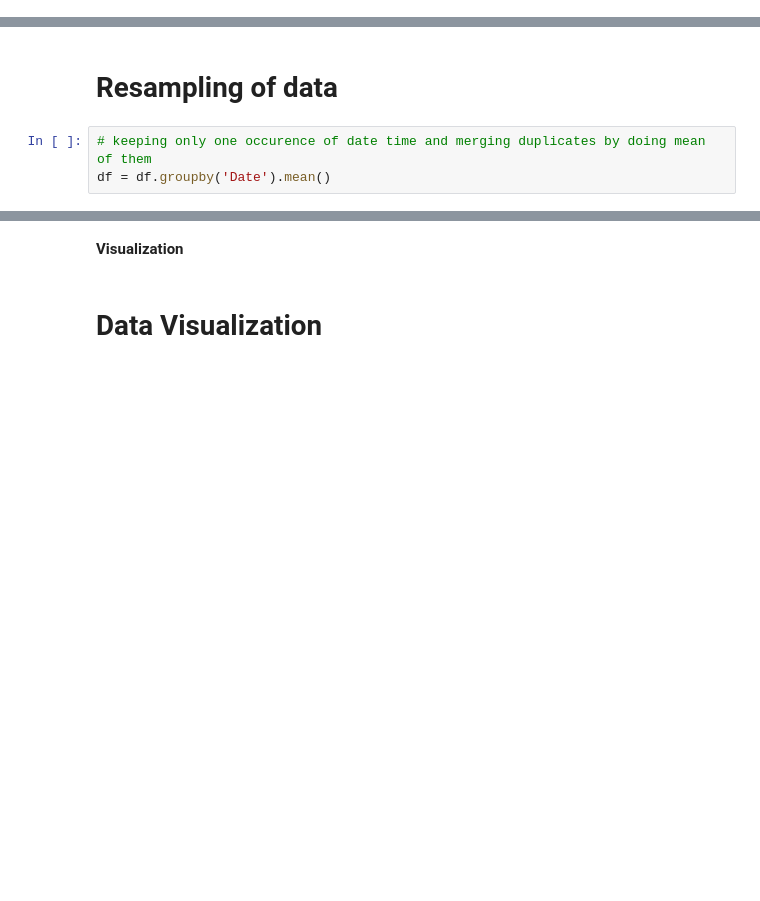
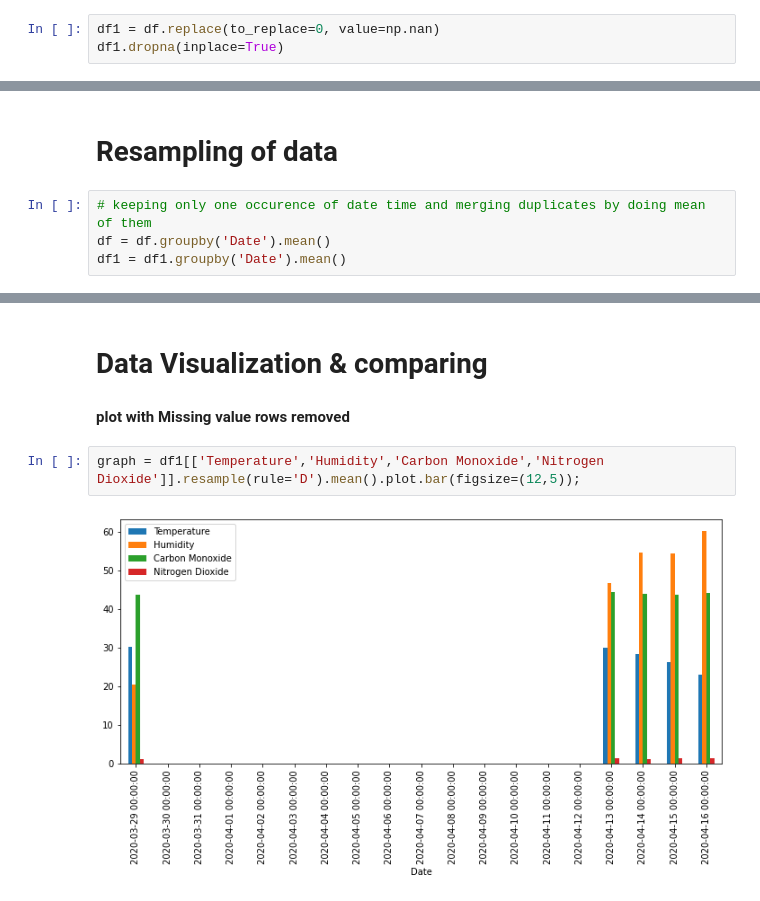
Before and after one commit to SamratDe/NITD-college-Project, a Jupyter notebook: pollution.ipynb, the cells around one changed output, grey strips where cells are left out. Saved outputs shown, nothing was run; the diff lists cells and outputs as text; blank space fills up the shorter version.

```diff
--- a/pollution.ipynb
+++ b/pollution.ipynb
@@ -24,0 +27,3 @@ df.head()
+# %%
+df1 = df.replace(to_replace=0, value=np.nan)
+df1.dropna(inplace=True)
@@ -29,6 +36,7 @@ df.fillna(df.mean(),inplace=True)
 # %%
 # keeping only one occurence of date time and merging duplicates by doing mean of them
 df = df.groupby('Date').mean()
+df1 = df1.groupby('Date').mean()
 # %%
 df.head()
 # %% [output]
@@ -40,6 +48,10 @@ df.head()
 | 2020-03-29 13:51:00 | 31.0 | 18.0 | 43.5 | 1.456667 | 13.000000 | 18.000000 |
 | 2020-03-29 13:52:00 | 31.2 | 18.0 | 43.6 | 1.450000 | 13.000000 | 18.000000 |
 # %% [markdown]
-**Visualization**
+# **Data Visualization & comparing**
-# %% [markdown]
-# **Data Visualization**
+# %% [markdown]
+**plot with Missing value rows removed**
+# %%
+graph = df1[['Temperature','Humidity','Carbon Monoxide','Nitrogen Dioxide']].resample(rule='D').mean().plot.bar(figsize=(12,5));
+# %% [output]
+[figure, added]
```
Also changed, not shown: parts of 7 cells of this notebook.
